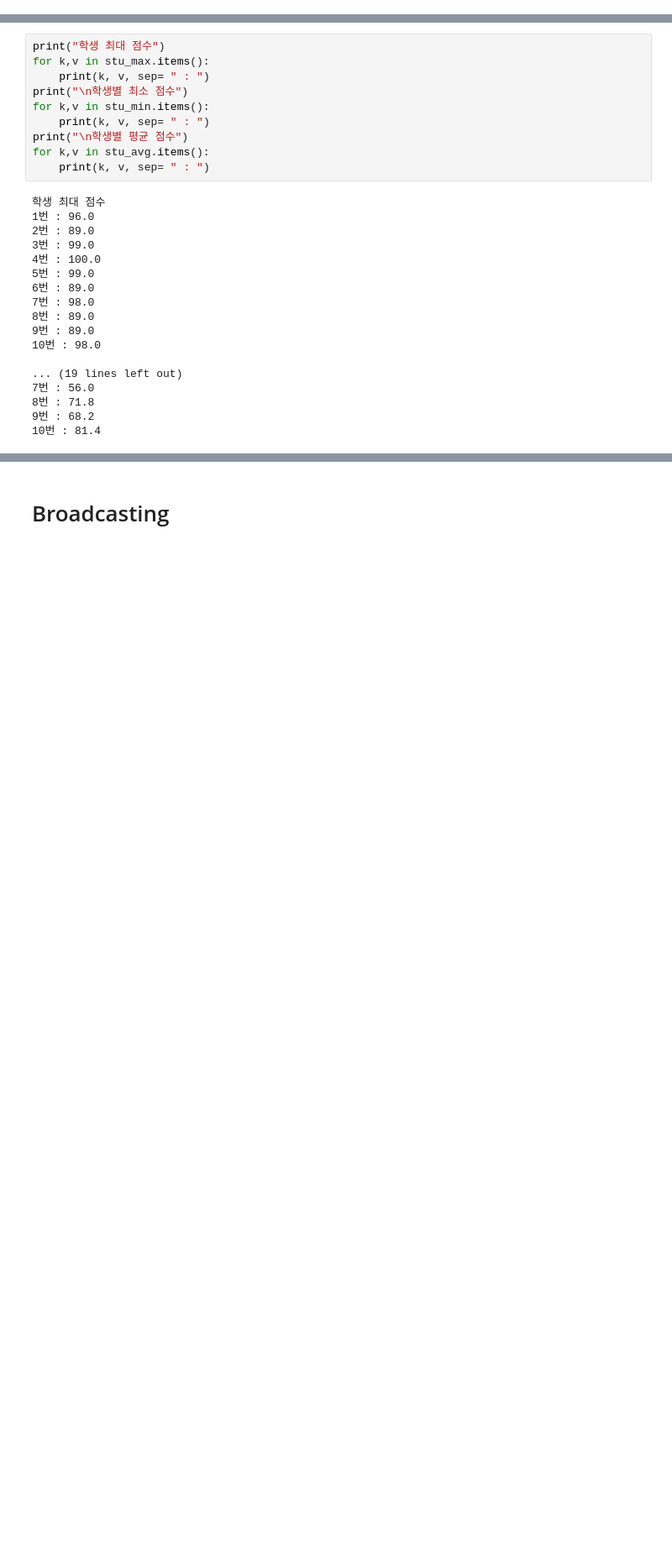
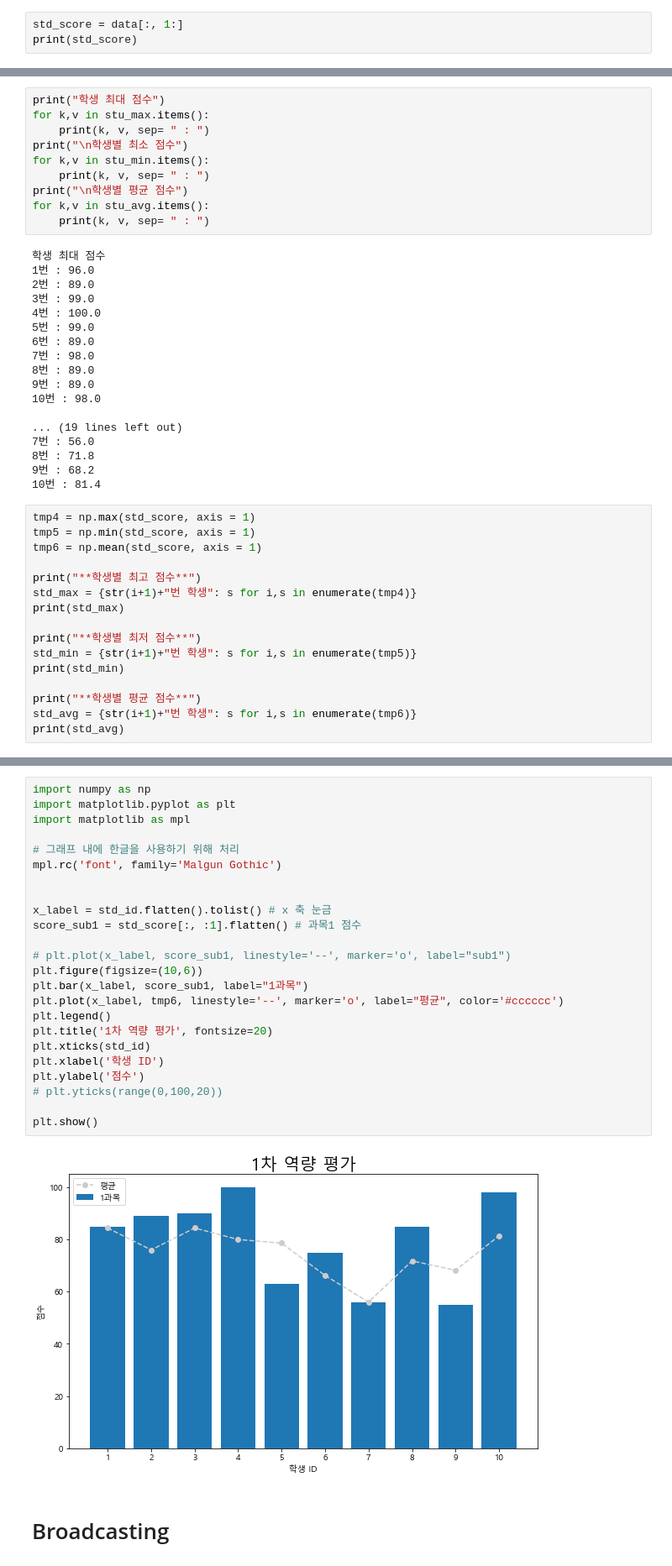
Before and after one commit to PolkaDot31361/mk_python, a Jupyter notebook: 1_Numpy_student.ipynb, the cells around one changed output, grey strips where cells are left out. Shown: that part at 84% size. Saved outputs shown, nothing was run; the diff lists cells and outputs as text; blank space fills up the shorter version.

```diff
--- a/1_Numpy_student.ipynb
+++ b/1_Numpy_student.ipynb
@@ -1280,3 +1295,6 @@ print(std_score)
  [ 85.  77.  45.  63.  89.]
  [ 55.  74.  89.  54.  69.]
  [ 98.  71.  75.  86.  77.]]
+# %%
+std_score = data[:, 1:]
+print(std_score)
@@ -1386,3 +1438,19 @@ for k,v in stu_avg.items():
 8번 : 71.8
 9번 : 68.2
 10번 : 81.4
+# %%
+tmp4 = np.max(std_score, axis = 1)
+tmp5 = np.min(std_score, axis = 1)
+tmp6 = np.mean(std_score, axis = 1)
+
+print("**학생별 최고 점수**")
+std_max = {str(i+1)+"번 학생": s for i,s in enumerate(tmp4)}
+print(std_max)
+
+print("**학생별 최저 점수**")
+std_min = {str(i+1)+"번 학생": s for i,s in enumerate(tmp5)}
+print(std_min)
+
+print("**학생별 평균 점수**")
+std_avg = {str(i+1)+"번 학생": s for i,s in enumerate(tmp6)}
+print(std_avg)
@@ -1389,3 +1474,29 @@ for k,v in stu_avg.items():
+# %%
+import numpy as np
+import matplotlib.pyplot as plt
+import matplotlib as mpl
+
+# 그래프 내에 한글을 사용하기 위해 처리
+mpl.rc('font', family='Malgun Gothic')
+
+
+x_label = std_id.flatten().tolist() # x 축 눈금
+score_sub1 = std_score[:, :1].flatten() # 과목1 점수
+
+# plt.plot(x_label, score_sub1, linestyle='--', marker='o', label="sub1")
+plt.figure(figsize=(10,6))
+plt.bar(x_label, score_sub1, label="1과목")
+plt.plot(x_label, tmp6, linestyle='--', marker='o', label="평균", color='#cccccc')
+plt.legend()
+plt.title('1차 역량 평가', fontsize=20)
+plt.xticks(std_id)
+plt.xlabel('학생 ID')
+plt.ylabel('점수')
+# plt.yticks(range(0,100,20))
+
+plt.show()
+# %% [output]
+[figure, added]
 # %% [markdown]
 # Broadcasting
 # %% [markdown]
```
Also changed, not shown: parts of 21 cells of this notebook, 1 other file.
